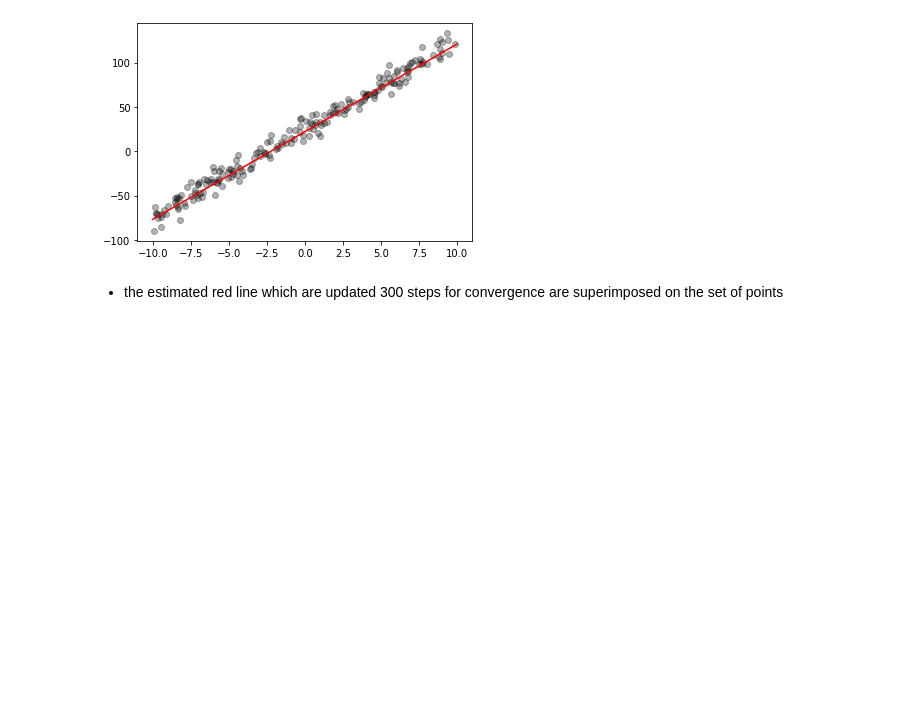
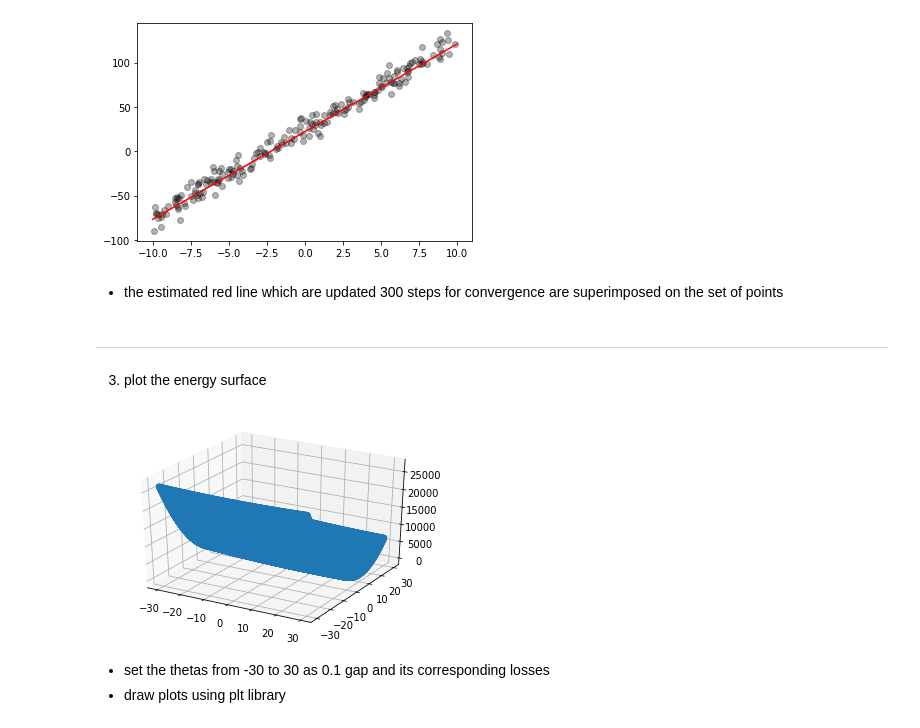
Before and after one commit to csm-kr/class_machine_learning, a Jupyter notebook: assignment03.ipynb, the cells around one changed output. Drawn from its saved outputs; the diff is of its cells as text; code cells hidden in the pictures; blank space fills up the shorter version.

Commit message:
plotting the energy surface

```diff
--- a/assignment03.ipynb
+++ b/assignment03.ipynb
@@ -75,3 +75,37 @@ plt.show()
 [figure]
 # %% [markdown]
 - the estimated red line which are updated 300 steps for convergence are superimposed on the set of points
+# %% [markdown]
+---
+3. plot the energy surface
+# %%
+fig = plt.figure('3d plots')
+ax = fig.gca(projection='3d')
+
+theta_0_ = np.arange(-30, 30, 0.1)
+theta_1_ = np.arange(-30, 30, 0.1)
+
+# loss
+th_0_list = []
+th_1_list = []
+j_list = []
+
+for t_0 in theta_0_:
+  for i, t_1 in enumerate(theta_1_):
+
+    th_0_list.append(t_0)
+    th_1_list.append(t_1)
+
+    h = hypothesis(t_0, t_1, x_data)
+    j_list.append(l2_loss(h, y_data))
+
+# print(len(th_0_list))  # 360000
+# print(len(th_1_list))  # 360000
+# print(len(j_list))  # 360000
+ax.scatter(th_0_list, th_1_list, j_list, alpha=0.5)
+plt.show()
+# %% [output]
+[figure, added]
+# %% [markdown]
+- set the thetas from -30 to 30 as 0.1 gap and its corresponding losses
+- draw plots using plt library
```
